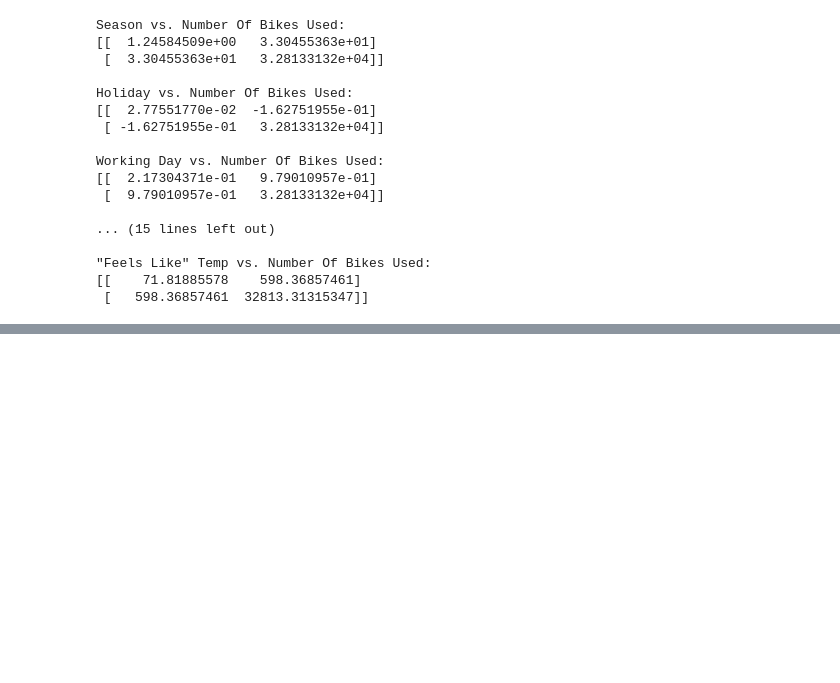
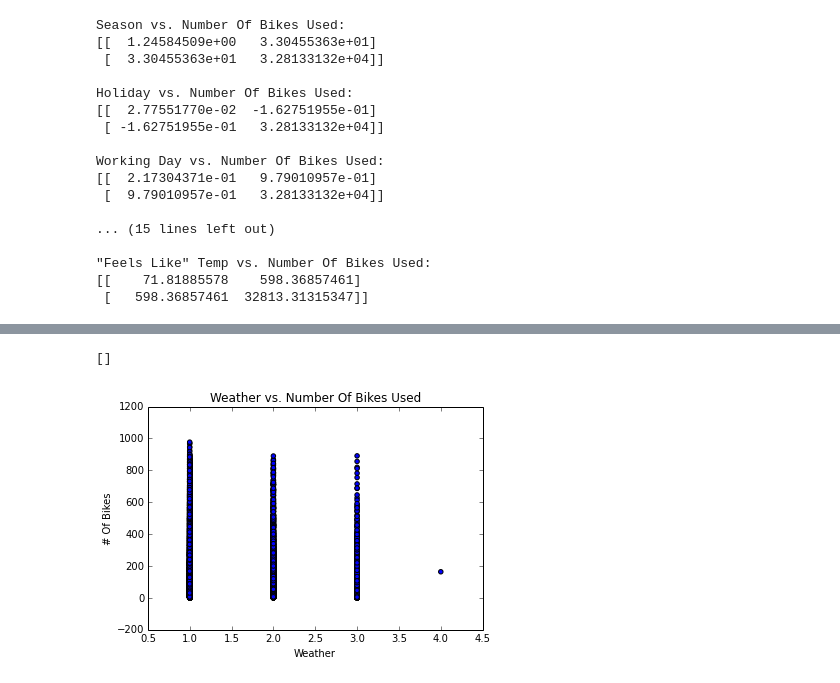
Before and after one commit to gavinmh/GADS12-NYC-Students, a Jupyter notebook: projects/kevin_mcalear/city_bike_project/city_bike_project.ipynb, the cells around one changed output, grey strips where cells are left out. Cells and saved outputs as stored; diff of their text form; code cells hidden in the pictures; blank space fills up the shorter version.

```diff
--- a/projects/kevin_mcalear/city_bike_project/city_bike_project.ipynb
+++ b/projects/kevin_mcalear/city_bike_project/city_bike_project.ipynb
@@ -247,0 +279,9 @@ Working Day vs. Number Of Bikes Used:
+# %%
+plt.title("Weather vs. Number Of Bikes Used")
+plt.xlabel("Weather")
+plt.ylabel("# Of Bikes")
+plt.scatter(X_train['weather'], y_train)
+plt.plot()
+# %% [output]
+[]
+[figure, added]
```
Also changed, not shown: parts of 8 cells of this notebook, 1 other file.
